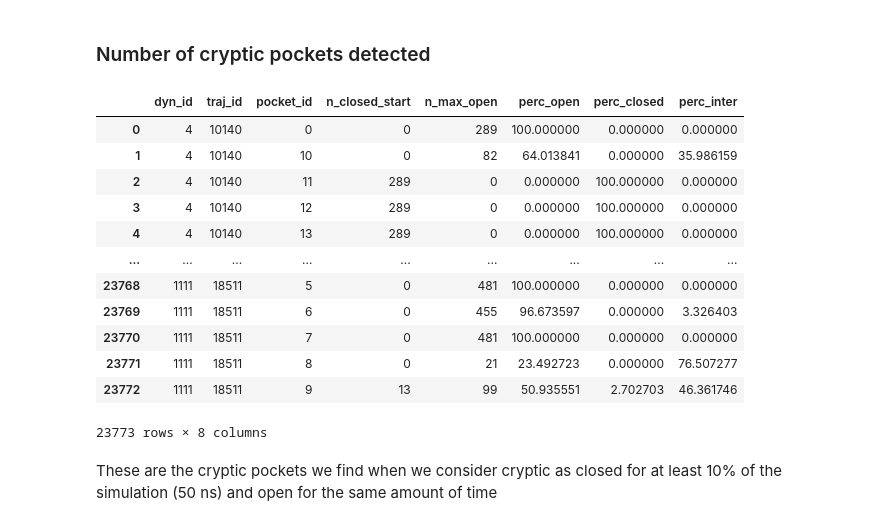
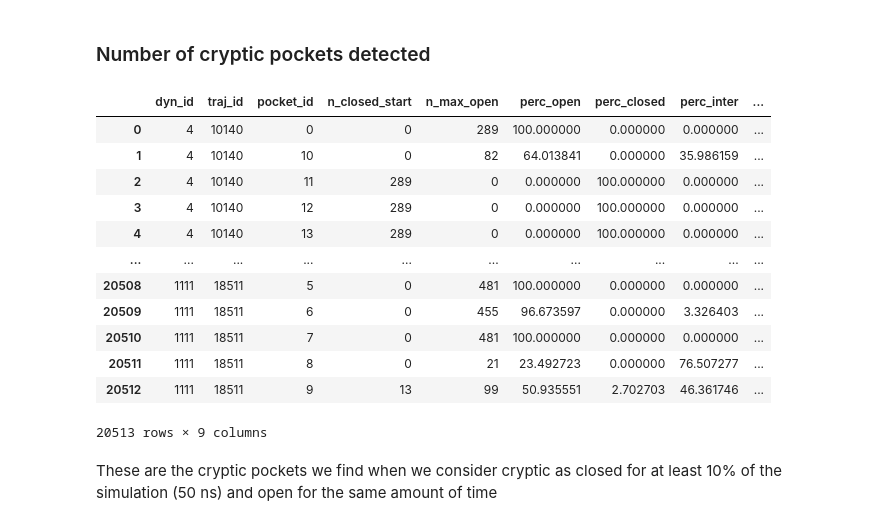
Before and after one commit to alexpergar-phd/pocket_project, a Jupyter notebook: 02_cryptic_pocket_detection/cryptic_analysis.ipynb, the cells around one changed output. Cells and saved outputs as stored; diff of their text form; code cells hidden in the pictures.

```diff
--- a/02_cryptic_pocket_detection/cryptic_analysis.ipynb
+++ b/02_cryptic_pocket_detection/cryptic_analysis.ipynb
@@ -7,23 +59,23 @@ import pandas as pd
 # %% [markdown]
 ### Number of cryptic pockets detected
 # %%
-csv_path = "/home/alex/sshfs_mountpoints/verde/Documents/pocket_tool/results/02_cryptic_pocket_detection/00_detecting_based_on_volume/output_250730/cryptic_pockets.csv"
+csv_path = "/home/alex/sshfs_mountpoints/verde/Documents/pocket_tool/results/02_cryptic_pocket_detection/00_detecting_based_on_volume/output_251022/cryptic_pockets.csv"
 df = pd.read_csv(csv_path, sep=";")
 df
 # %% [output]
-|  | dyn_id | traj_id | pocket_id | n_closed_start | n_max_open | perc_open | perc_closed | perc_inter |
-| 0 | 4 | 10140 | 0 | 0 | 289 | 100.000000 | 0.000000 | 0.000000 |
-| 1 | 4 | 10140 | 10 | 0 | 82 | 64.013841 | 0.000000 | 35.986159 |
-| 2 | 4 | 10140 | 11 | 289 | 0 | 0.000000 | 100.000000 | 0.000000 |
-| 3 | 4 | 10140 | 12 | 289 | 0 | 0.000000 | 100.000000 | 0.000000 |
-| 4 | 4 | 10140 | 13 | 289 | 0 | 0.000000 | 100.000000 | 0.000000 |
-| ... | ... | ... | ... | ... | ... | ... | ... | ... |
-| 23768 | 1111 | 18511 | 5 | 0 | 481 | 100.000000 | 0.000000 | 0.000000 |
-| 23769 | 1111 | 18511 | 6 | 0 | 455 | 96.673597 | 0.000000 | 3.326403 |
-| 23770 | 1111 | 18511 | 7 | 0 | 481 | 100.000000 | 0.000000 | 0.000000 |
-| 23771 | 1111 | 18511 | 8 | 0 | 21 | 23.492723 | 0.000000 | 76.507277 |
-| 23772 | 1111 | 18511 | 9 | 13 | 99 | 50.935551 | 2.702703 | 46.361746 |
+|  | dyn_id | traj_id | pocket_id | n_closed_start | n_max_open | perc_open | perc_closed | perc_inter | ... |
+| 0 | 4 | 10140 | 0 | 0 | 289 | 100.000000 | 0.000000 | 0.000000 | ... |
+| 1 | 4 | 10140 | 10 | 0 | 82 | 64.013841 | 0.000000 | 35.986159 | ... |
+| 2 | 4 | 10140 | 11 | 289 | 0 | 0.000000 | 100.000000 | 0.000000 | ... |
+| 3 | 4 | 10140 | 12 | 289 | 0 | 0.000000 | 100.000000 | 0.000000 | ... |
+| 4 | 4 | 10140 | 13 | 289 | 0 | 0.000000 | 100.000000 | 0.000000 | ... |
+| ... | ... | ... | ... | ... | ... | ... | ... | ... | ... |
+| 20508 | 1111 | 18511 | 5 | 0 | 481 | 100.000000 | 0.000000 | 0.000000 | ... |
+| 20509 | 1111 | 18511 | 6 | 0 | 455 | 96.673597 | 0.000000 | 3.326403 | ... |
+| 20510 | 1111 | 18511 | 7 | 0 | 481 | 100.000000 | 0.000000 | 0.000000 | ... |
+| 20511 | 1111 | 18511 | 8 | 0 | 21 | 23.492723 | 0.000000 | 76.507277 | ... |
+| 20512 | 1111 | 18511 | 9 | 13 | 99 | 50.935551 | 2.702703 | 46.361746 | ... |
-23773 rows × 8 columns
+20513 rows × 9 columns
 # %% [markdown]
 These are the cryptic pockets we find when we consider cryptic as closed for at least 10% of the simulation (50 ns) and open for the same amount of time
 # %%
```
Also changed, not shown: parts of 16 cells of this notebook, 6 other files.
